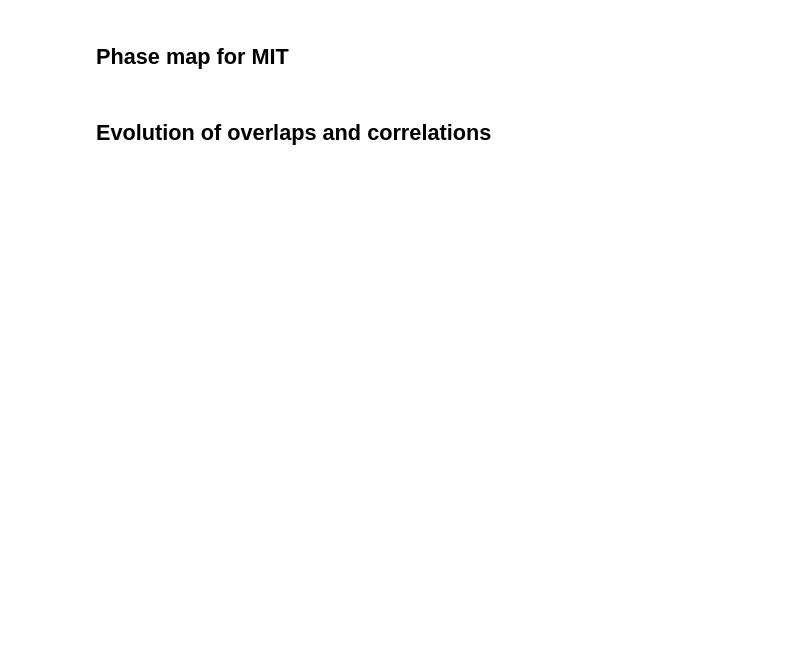
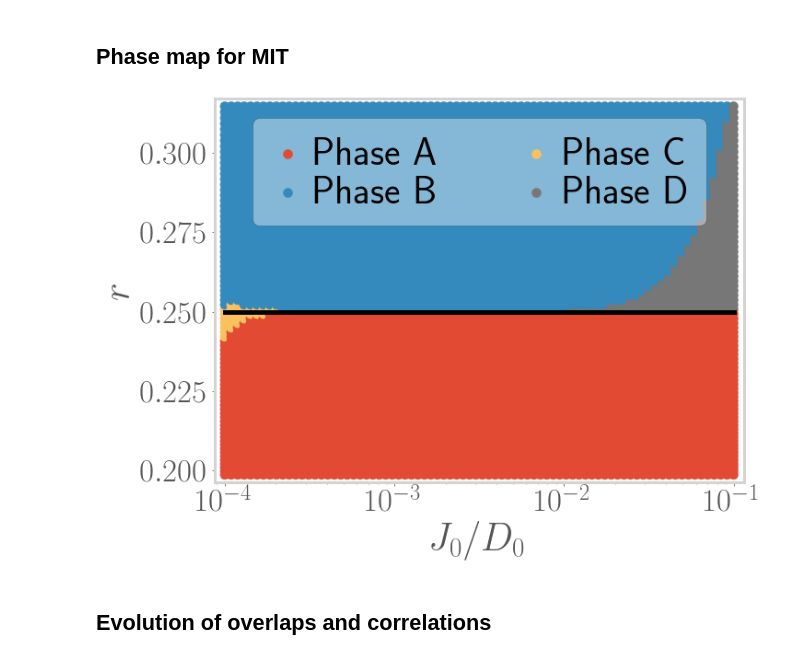
Before and after one commit to abhirup-m/Tiling-Embedded-Esiam, a Jupyter notebook: numerics/spin-charge-symmetrical/minimal-code-gen_siam-manuscript.ipynb, the cells around one changed output. Drawn from its saved outputs; the diff is of its cells as text; code cells hidden in the pictures; blank space fills up the shorter version.

```diff
--- a/numerics/spin-charge-symmetrical/minimal-code-gen_siam-manuscript.ipynb
+++ b/numerics/spin-charge-symmetrical/minimal-code-gen_siam-manuscript.ipynb
@@ -25,6 +25,10 @@ import matplotlib.animation as animation
 import pickle
 
 plt.style.use('ggplot')
+plt.rcParams['axes.facecolor'] = 'white'
+plt.rcParams['axes.edgecolor'] = 'lightgray'
+plt.rcParams['axes.linewidth'] = 3
+plt.rcParams["figure.autolayout"] = 'True'
 plt.rcParams['axes.xmargin'] = 0.02
 plt.rcParams['axes.ymargin'] = 0.02
 plt.rc('legend',fontsize='large')
@@ -42,6 +46,8 @@ mpl.rcParams["legend.handletextpad"] = 0.2
 mpl.rcParams["legend.edgecolor"] = "black"
 mpl.rcParams["legend.handlelength"] = 1
 mpl.rcParams["legend.labelspacing"] = 0
+cols = [p['color'] for p in plt.rcParams['axes.prop_cycle'][:6]]
+
 
 def qload(name):
     fileObject = open(name + '.qu', 'rb')  # open the file for reading
@@ -325,7 +337,6 @@ def get_Uc(args):
 
 
 def get_phasemap():
-    cols = [p['color'] for p in plt.rcParams['axes.prop_cycle'][:5]]
     cols[2] = cols[4]
     D0 = 600
     w = -D0/2
@@ -334,33 +345,35 @@ def get_phasemap():
     Ubmin = -0.1
     Ub_range = [-(J0/4) * 10**np.linspace(Ubmin, Ubmax, len(J0_range)) for J0 in J0_range]
     V0_range = 2*J0_range
     fname = "phase-D0={:.5f},w={:.5f},Ub={:.5f},{:.5f},J0={:.5f},{:.5f},{:.0f},\
     V0={:.5f},{:.5f},{:.0f}.npy".format(D0,w,Ubmin,Ubmax,J0_range[0],J0_range[-1],len(J0_range),
                                        V0_range[0],V0_range[-1],len(V0_range))
     try:
         Uc = np.load(fname)
     except:
         args = product(zip(J0_range, V0_range, Ub_range), [(w, D0, len(J0_range), cols)])
         Uc = list(tqdm(Pool(30).imap(get_Uc, args), total=len(J0_range)))
     np.save(fname, Uc)
     for J0, (colors, Ub_range) in zip(J0_range, Uc):
         Ub_range = np.array([float(Ub) for Ub in Ub_range])
         plt.scatter(J0*np.ones_like(Ub_range)/D0, -Ub_range/J0, color=colors)
 
     plt.plot(J0_range/D0, np.ones_like(J0_range)/4, color='black')
     plt.scatter([], [], color=cols[0], label=r"Phase A")
     plt.scatter([], [], color=cols[1], label=r"Phase B")
     plt.scatter([], [], color=cols[2], label=r"Phase C")
     plt.scatter([], [], color=cols[3], label=r"Phase D")
     plt.xscale("log")
     plt.xlabel(r"$J_0/D_0$")
     plt.ylabel(r"$r$")
     plt.legend(ncol=2, loc="upper center")
 
     plt.savefig("phase-map-MIT.pdf", bbox_inches='tight')
     plt.show()
 
 get_phasemap()
+# %% [output]
+[figure, added]
 # %% [markdown]
 ## Evolution of overlaps and correlations
 # %%
```
Also changed, not shown: parts of 6 cells of this notebook, 15 other files.
